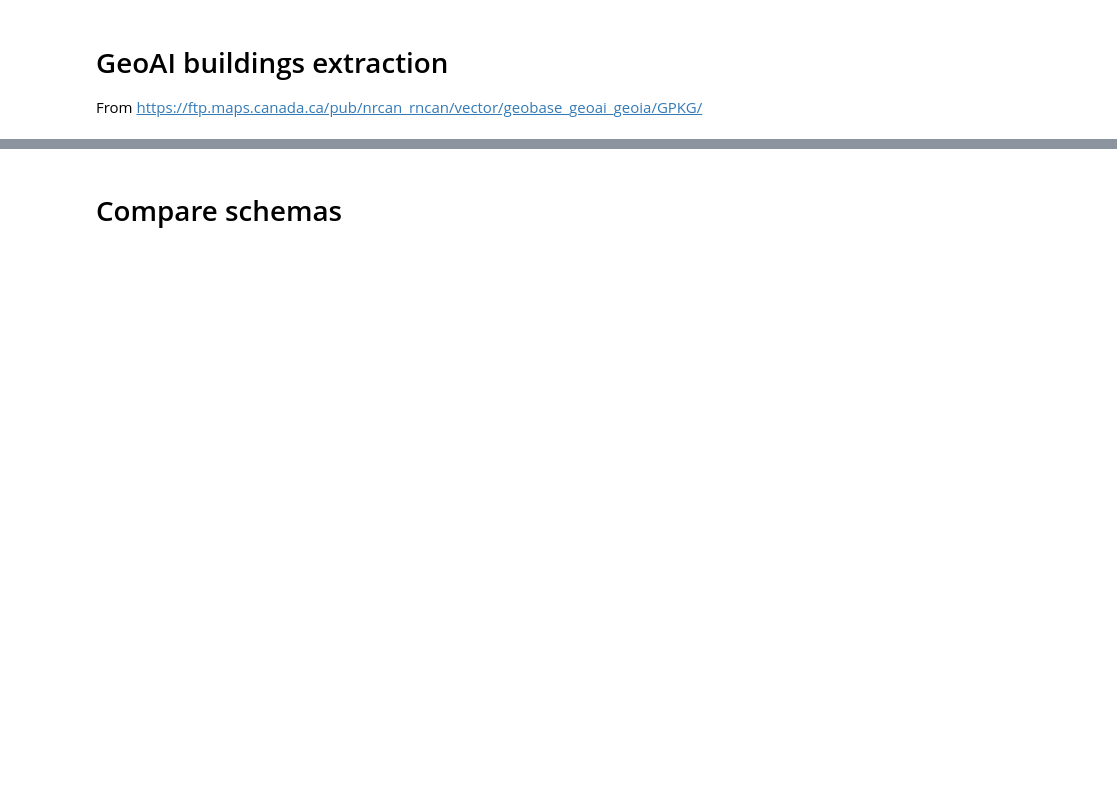
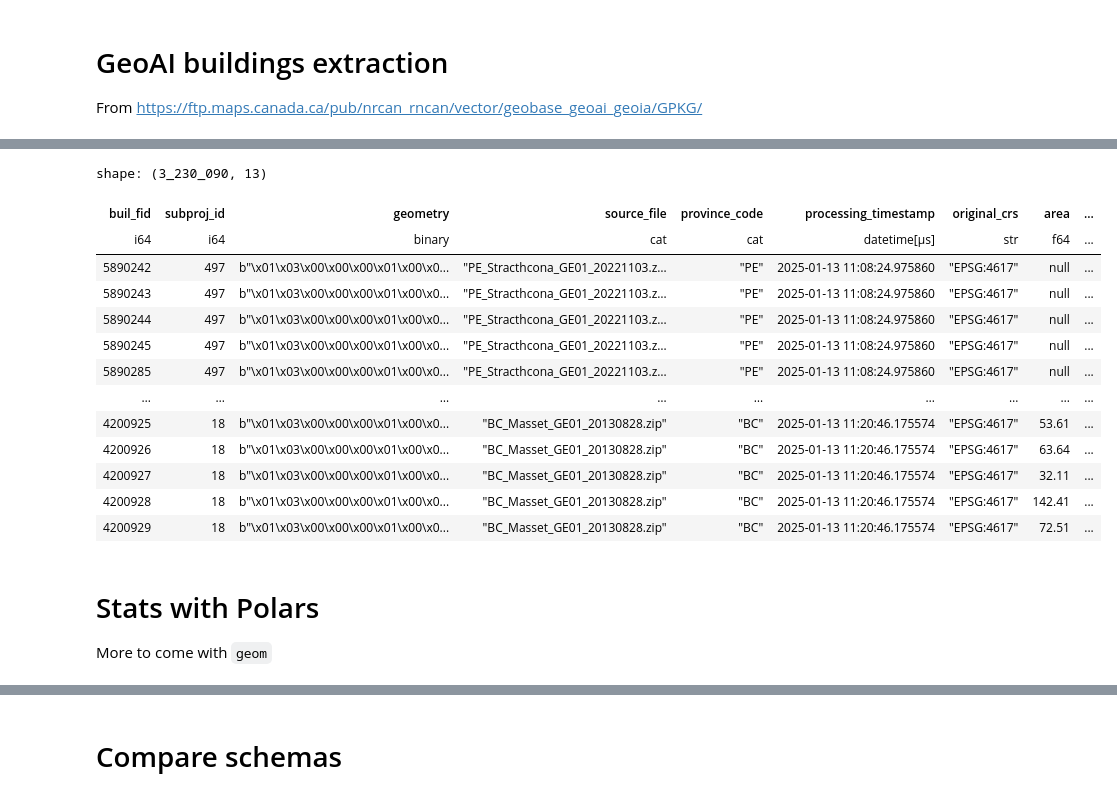
Before and after one commit to ymoisan/nbcmc, a Jupyter notebook: nbs/geoai_buildings.ipynb, the cells around one changed output, grey strips where cells are left out. Drawn from its saved outputs; the diff is of its cells as text; code cells hidden in the pictures; blank space fills up the shorter version.

```diff
--- a/nbs/geoai_buildings.ipynb
+++ b/nbs/geoai_buildings.ipynb
@@ -32,0 +85,2 @@ print(df.info())
+# %%
+pl_df = to_polars(df)
@@ -32,0 +96,20 @@ print(df.info())
+# %%
+pl_df
+# %% [output]
+shape: (3_230_090, 13)
+| buil_fid | subproj_id | geometry | source_file | province_code | processing_timestamp | original_crs | area | ... |
+| i64 | i64 | binary | cat | cat | datetime[μs] | str | f64 | ... |
+| 5890242 | 497 | b"\x01\x03\x00\x00\x00\x01\x00\x0... | "PE_Stracthcona_GE01_20221103.z… | "PE" | 2025-01-13 11:08:24.975860 | "EPSG:4617" | null | ... |
+| 5890243 | 497 | b"\x01\x03\x00\x00\x00\x01\x00\x0... | "PE_Stracthcona_GE01_20221103.z… | "PE" | 2025-01-13 11:08:24.975860 | "EPSG:4617" | null | ... |
+| 5890244 | 497 | b"\x01\x03\x00\x00\x00\x01\x00\x0... | "PE_Stracthcona_GE01_20221103.z… | "PE" | 2025-01-13 11:08:24.975860 | "EPSG:4617" | null | ... |
+| 5890245 | 497 | b"\x01\x03\x00\x00\x00\x01\x00\x0... | "PE_Stracthcona_GE01_20221103.z… | "PE" | 2025-01-13 11:08:24.975860 | "EPSG:4617" | null | ... |
+| 5890285 | 497 | b"\x01\x03\x00\x00\x00\x01\x00\x0... | "PE_Stracthcona_GE01_20221103.z… | "PE" | 2025-01-13 11:08:24.975860 | "EPSG:4617" | null | ... |
+| … | … | … | … | … | … | … | … | ... |
+| 4200925 | 18 | b"\x01\x03\x00\x00\x00\x01\x00\x0... | "BC_Masset_GE01_20130828.zip" | "BC" | 2025-01-13 11:20:46.175574 | "EPSG:4617" | 53.61 | ... |
+| 4200926 | 18 | b"\x01\x03\x00\x00\x00\x01\x00\x0... | "BC_Masset_GE01_20130828.zip" | "BC" | 2025-01-13 11:20:46.175574 | "EPSG:4617" | 63.64 | ... |
+| 4200927 | 18 | b"\x01\x03\x00\x00\x00\x01\x00\x0... | "BC_Masset_GE01_20130828.zip" | "BC" | 2025-01-13 11:20:46.175574 | "EPSG:4617" | 32.11 | ... |
+| 4200928 | 18 | b"\x01\x03\x00\x00\x00\x01\x00\x0... | "BC_Masset_GE01_20130828.zip" | "BC" | 2025-01-13 11:20:46.175574 | "EPSG:4617" | 142.41 | ... |
+| 4200929 | 18 | b"\x01\x03\x00\x00\x00\x01\x00\x0... | "BC_Masset_GE01_20130828.zip" | "BC" | 2025-01-13 11:20:46.175574 | "EPSG:4617" | 72.51 | ... |
+# %% [markdown]
+# Stats with Polars
+More to come with `geom`
```
Also changed, not shown: parts of 28 cells of this notebook, 1 other file.
